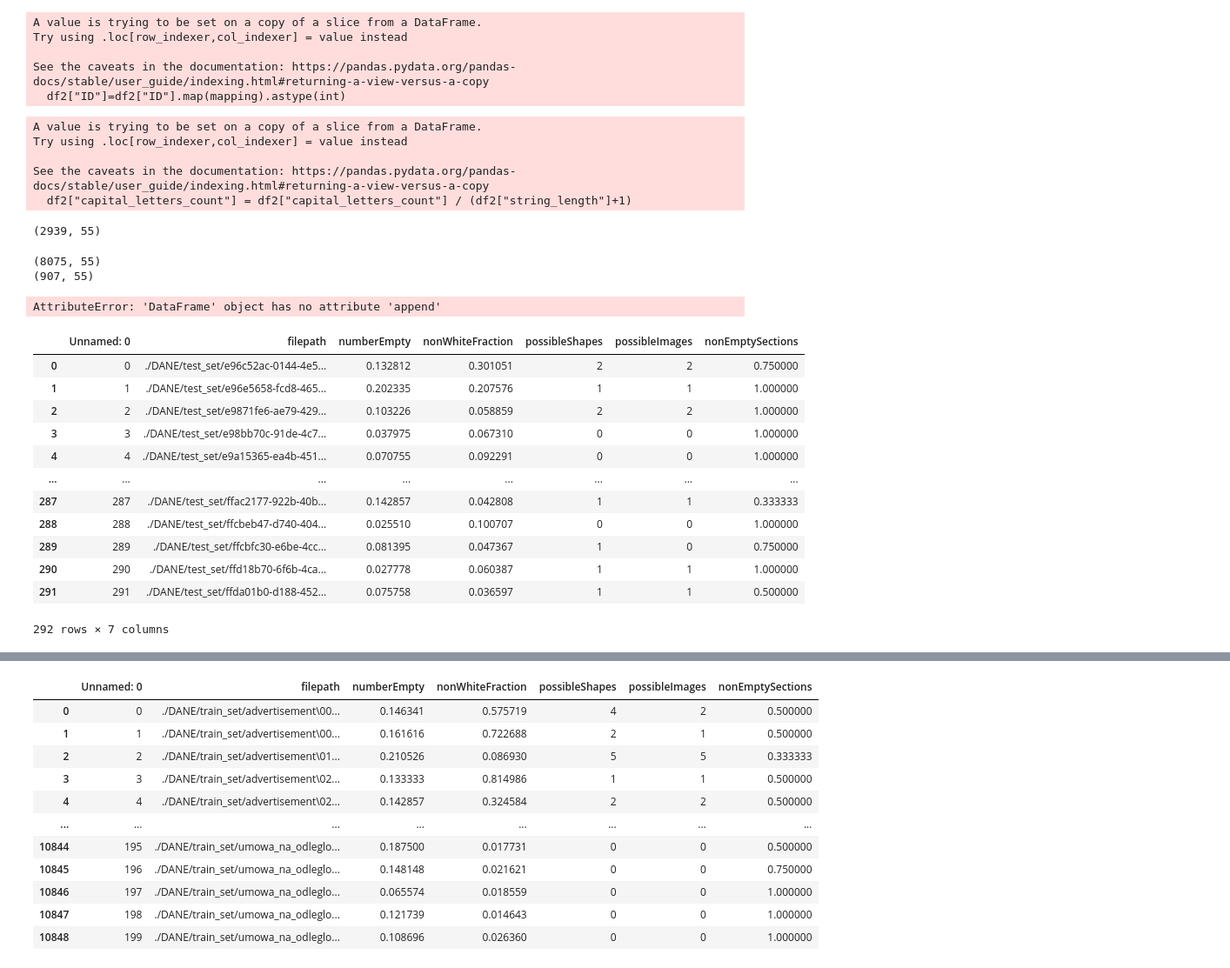
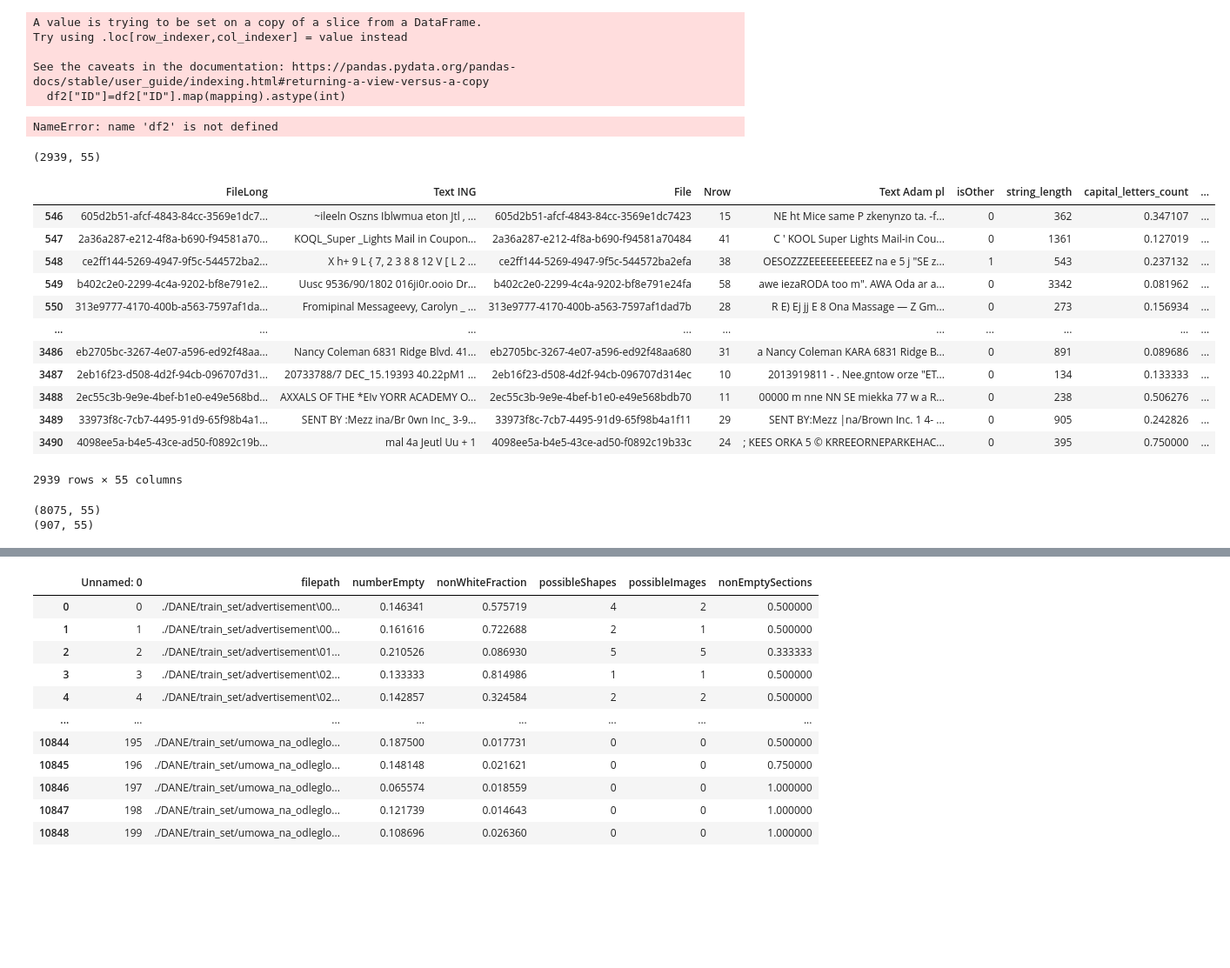
Before and after one commit to szymonsm/HackING_mISIe, a Jupyter notebook: first_model.ipynb, the cells around one changed output, grey strips where cells are left out. Shown at 87% size. Saved outputs shown, nothing was run; the diff lists cells and outputs as text; code cells hidden in the pictures; blank space fills up the shorter version.

```diff
--- a/first_model.ipynb
+++ b/first_model.ipynb
@@ -128,4 +116,6 @@ df
 # %%
+string_column = "Text Adam pl"
+
 df_final[string_column] = df_final[string_column].astype(str)
 df_final['string_length'] = df_final[string_column].apply(lambda x: len(x))
 
@@ -321,43 +295,32 @@ See the caveats in the documentation: https://pandas.pydata.org/pandas-docs/stab
 df2["capital_letters_count"] = df2["capital_letters_count"] / (df2["string_length"]+1)
 df2_val["capital_letters_count"] = df2_val["capital_letters_count"] / (df2_val["string_length"]+1)
 # %% [output]
-A value is trying to be set on a copy of a slice from a DataFrame.
-Try using .loc[row_indexer,col_indexer] = value instead
-
-See the caveats in the documentation: https://pandas.pydata.org/pandas-docs/stable/user_guide/indexing.html#returning-a-view-versus-a-copy
-  df2["capital_letters_count"] = df2["capital_letters_count"] / (df2["string_length"]+1)
+NameError: name 'df2' is not defined
 # %%
 df_final["capital_letters_count"] = df_final["capital_letters_count"] / (df_final["string_length"]+1)
 # %%
 print(df_final.shape)
 # %% [output]
 (2939, 55)
+# %%
+df_final
+# %% [output]
+|  | FileLong | Text ING | File | Nrow | Text Adam pl | isOther | string_length | capital_letters_count | ... |
+| 546 | 605d2b51-afcf-4843-84cc-3569e1dc7... | ~ileeln Oszns Iblwmua eton Jtl , ... | 605d2b51-afcf-4843-84cc-3569e1dc7423 | 15 | NE ht Mice same P zkenynzo ta. -f... | 0 | 362 | 0.347107 | ... |
+| 547 | 2a36a287-e212-4f8a-b690-f94581a70... | KOQL_Super _Lights Mail in Coupon... | 2a36a287-e212-4f8a-b690-f94581a70484 | 41 | C ' KOOL Super Lights Mail-in Cou... | 0 | 1361 | 0.127019 | ... |
+| 548 | ce2ff144-5269-4947-9f5c-544572ba2... | X h+ 9 L { 7, 2 3 8 8 12 V [ L 2 ... | ce2ff144-5269-4947-9f5c-544572ba2efa | 38 | OESOZZZEEEEEEEEEEZ na e 5 j "SE z... | 1 | 543 | 0.237132 | ... |
+| 549 | b402c2e0-2299-4c4a-9202-bf8e791e2... | Uusc 9536/90/1802 016ji0r.ooio Dr... | b402c2e0-2299-4c4a-9202-bf8e791e24fa | 58 | awe iezaRODA too m". AWA Oda ar a... | 0 | 3342 | 0.081962 | ... |
+| 550 | 313e9777-4170-400b-a563-7597af1da... | Fromipinal Messageevy, Carolyn _ ... | 313e9777-4170-400b-a563-7597af1dad7b | 28 | R E) Ej jj E 8 Ona Massage — Z Gm... | 0 | 273 | 0.156934 | ... |
+| ... | ... | ... | ... | ... | ... | ... | ... | ... | ... |
+| 3486 | eb2705bc-3267-4e07-a596-ed92f48aa... | Nancy Coleman 6831 Ridge Blvd. 41... | eb2705bc-3267-4e07-a596-ed92f48aa680 | 31 | a Nancy Coleman KARA 6831 Ridge B... | 0 | 891 | 0.089686 | ... |
+| 3487 | 2eb16f23-d508-4d2f-94cb-096707d31... | 20733788/7 DEC_15.19393 40.22pM1 ... | 2eb16f23-d508-4d2f-94cb-096707d314ec | 10 | 2013919811 - . Nee.gntow orze "ET... | 0 | 134 | 0.133333 | ... |
+| 3488 | 2ec55c3b-9e9e-4bef-b1e0-e49e568bd... | AXXALS OF THE *EIv YORR ACADEMY O... | 2ec55c3b-9e9e-4bef-b1e0-e49e568bdb70 | 11 | 00000 m nne NN SE miekka 77 w a R... | 0 | 238 | 0.506276 | ... |
+| 3489 | 33973f8c-7cb7-4495-91d9-65f98b4a1... | SENT BY :Mezz ina/Br 0wn Inc_ 3-9... | 33973f8c-7cb7-4495-91d9-65f98b4a1f11 | 29 | SENT BY:Mezz |na/Brown Inc. 1 4- ... | 0 | 905 | 0.242826 | ... |
+| 3490 | 4098ee5a-b4e5-43ce-ad50-f0892c19b... | mal 4a Jeutl Uu + 1 | 4098ee5a-b4e5-43ce-ad50-f0892c19b33c | 24 | ; KEES ORKA 5 © KRREEORNEPARKEHAC... | 0 | 395 | 0.750000 | ... |
+2939 rows × 55 columns
 # %%
 print(df2.shape)
 print(df2_val.shape)
 # %% [output]
 (8075, 55)
 (907, 55)
-# %%
-combined_df_metr_1 = pd.read_csv('testdane2800.csv')
-combined_df_metr_final = pd.read_csv('testdane3200.csv')
-combined_df_metr_final.append(combined_df_metr_1)
-combined_df_metr_final.shape
-# %% [output]
-AttributeError: 'DataFrame' object has no attribute 'append'
-# %%
-combined_df_metr_final
-# %% [output]
-|  | Unnamed: 0 | filepath | numberEmpty | nonWhiteFraction | possibleShapes | possibleImages | nonEmptySections |
-| 0 | 0 | ./DANE/test_set/e96c52ac-0144-4e5... | 0.132812 | 0.301051 | 2 | 2 | 0.750000 |
-| 1 | 1 | ./DANE/test_set/e96e5658-fcd8-465... | 0.202335 | 0.207576 | 1 | 1 | 1.000000 |
-| 2 | 2 | ./DANE/test_set/e9871fe6-ae79-429... | 0.103226 | 0.058859 | 2 | 2 | 1.000000 |
-| 3 | 3 | ./DANE/test_set/e98bb70c-91de-4c7... | 0.037975 | 0.067310 | 0 | 0 | 1.000000 |
-| 4 | 4 | ./DANE/test_set/e9a15365-ea4b-451... | 0.070755 | 0.092291 | 0 | 0 | 1.000000 |
-| ... | ... | ... | ... | ... | ... | ... | ... |
-| 287 | 287 | ./DANE/test_set/ffac2177-922b-40b... | 0.142857 | 0.042808 | 1 | 1 | 0.333333 |
-| 288 | 288 | ./DANE/test_set/ffcbeb47-d740-404... | 0.025510 | 0.100707 | 0 | 0 | 1.000000 |
-| 289 | 289 | ./DANE/test_set/ffcbfc30-e6be-4cc... | 0.081395 | 0.047367 | 1 | 0 | 0.750000 |
-| 290 | 290 | ./DANE/test_set/ffd18b70-6f6b-4ca... | 0.027778 | 0.060387 | 1 | 1 | 1.000000 |
-| 291 | 291 | ./DANE/test_set/ffda01b0-d188-452... | 0.075758 | 0.036597 | 1 | 1 | 0.500000 |
-292 rows × 7 columns
```
Also changed, not shown: parts of 12 cells of this notebook, 1 other file.
